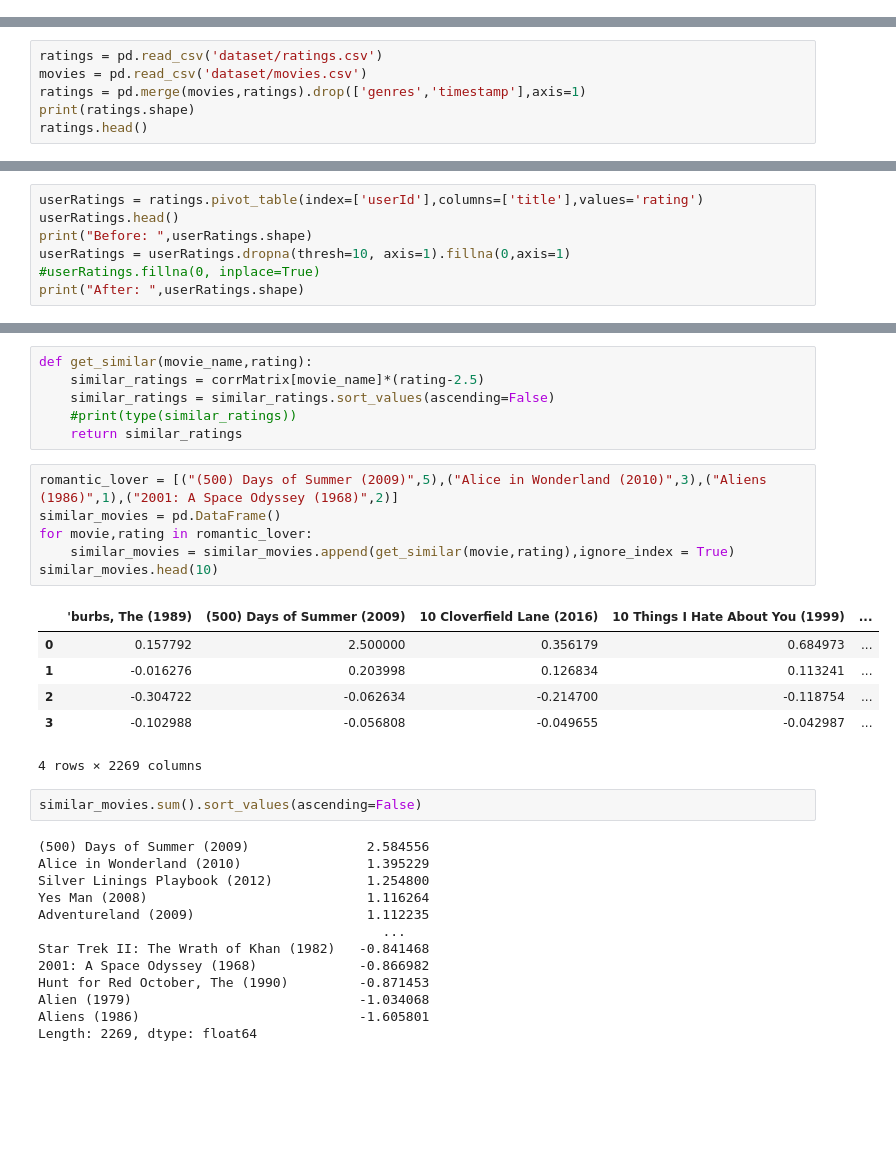
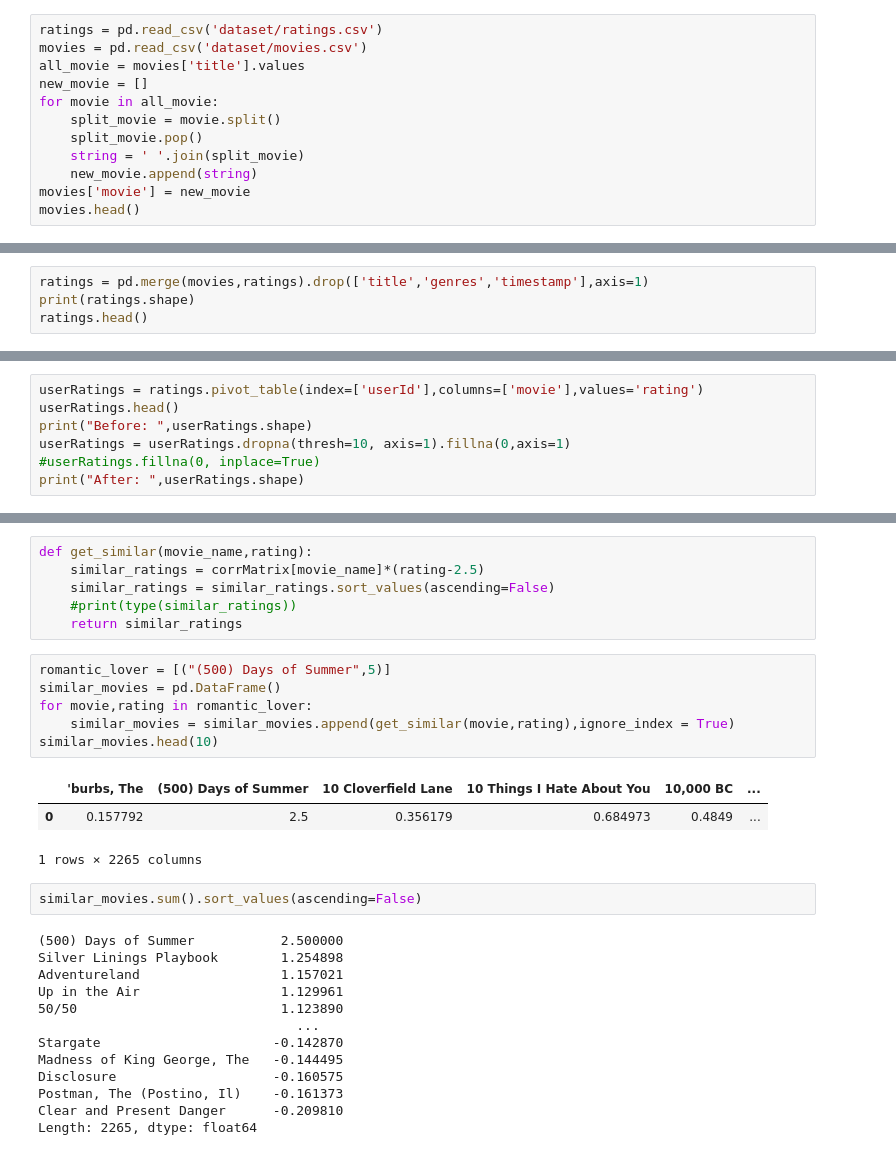
Before and after one commit to NarutoOp/Movie-Master, a Jupyter notebook: Collaborative.ipynb, the cells around one changed output, grey strips where cells are left out. Saved outputs shown, nothing was run; the diff lists cells and outputs as text; blank space fills up the shorter version.

```diff
--- a/Collaborative.ipynb
+++ b/Collaborative.ipynb
@@ -1,3 +1,15 @@
 # %%
 import pandas as pd
 from scipy import sparse
+# %%
+ratings = pd.read_csv('dataset/ratings.csv')
+movies = pd.read_csv('dataset/movies.csv')
+all_movie = movies['title'].values
+new_movie = []
+for movie in all_movie:
+    split_movie = movie.split()
+    split_movie.pop()
+    string = ' '.join(split_movie)
+    new_movie.append(string)
+movies['movie'] = new_movie
+movies.head()
@@ -4,7 +23,5 @@ from scipy import sparse
 # %%
-ratings = pd.read_csv('dataset/ratings.csv')
-movies = pd.read_csv('dataset/movies.csv')
-ratings = pd.merge(movies,ratings).drop(['genres','timestamp'],axis=1)
+ratings = pd.merge(movies,ratings).drop(['title','genres','timestamp'],axis=1)
 print(ratings.shape)
 ratings.head()
 # %% [output]
@@ -18,5 +35,5 @@ ratings.head()
 # %%
-userRatings = ratings.pivot_table(index=['userId'],columns=['title'],values='rating')
+userRatings = ratings.pivot_table(index=['userId'],columns=['movie'],values='rating')
 userRatings.head()
 print("Before: ",userRatings.shape)
 userRatings = userRatings.dropna(thresh=10, axis=1).fillna(0,axis=1)
@@ -49,30 +66,27 @@ def get_similar(movie_name,rating):
     #print(type(similar_ratings))
     return similar_ratings
 # %%
-romantic_lover = [("(500) Days of Summer (2009)",5),("Alice in Wonderland (2010)",3),("Aliens (1986)",1),("2001: A Space Odyssey (1968)",2)]
+romantic_lover = [("(500) Days of Summer",5)]
 similar_movies = pd.DataFrame()
 for movie,rating in romantic_lover:
     similar_movies = similar_movies.append(get_similar(movie,rating),ignore_index = True)
 similar_movies.head(10)
 # %% [output]
-|  | 'burbs, The (1989) | (500) Days of Summer (2009) | 10 Cloverfield Lane (2016) | 10 Things I Hate About You (1999) | ... |
-| 0 | 0.157792 | 2.500000 | 0.356179 | 0.684973 | ... |
-| 1 | -0.016276 | 0.203998 | 0.126834 | 0.113241 | ... |
-| 2 | -0.304722 | -0.062634 | -0.214700 | -0.118754 | ... |
-| 3 | -0.102988 | -0.056808 | -0.049655 | -0.042987 | ... |
+|  | 'burbs, The | (500) Days of Summer | 10 Cloverfield Lane | 10 Things I Hate About You | 10,000 BC | ... |
+| 0 | 0.157792 | 2.5 | 0.356179 | 0.684973 | 0.4849 | ... |
-4 rows × 2269 columns
+1 rows × 2265 columns
 # %%
 similar_movies.sum().sort_values(ascending=False)
 # %% [output]
-(500) Days of Summer (2009)               2.584556
-Alice in Wonderland (2010)                1.395229
-Silver Linings Playbook (2012)            1.254800
-Yes Man (2008)                            1.116264
-Adventureland (2009)                      1.112235
-                                            ...
-Star Trek II: The Wrath of Khan (1982)   -0.841468
-2001: A Space Odyssey (1968)             -0.866982
-Hunt for Red October, The (1990)         -0.871453
-Alien (1979)                             -1.034068
-Aliens (1986)                            -1.605801
-Length: 2269, dtype: float64
+(500) Days of Summer           2.500000
+Silver Linings Playbook        1.254898
+Adventureland                  1.157021
+Up in the Air                  1.129961
+50/50                          1.123890
+                                 ...
+Stargate                      -0.142870
+Madness of King George, The   -0.144495
+Disclosure                    -0.160575
+Postman, The (Postino, Il)    -0.161373
+Clear and Present Danger      -0.209810
+Length: 2265, dtype: float64
```
Also changed, not shown: parts of 9 cells of this notebook, 1 other file.
